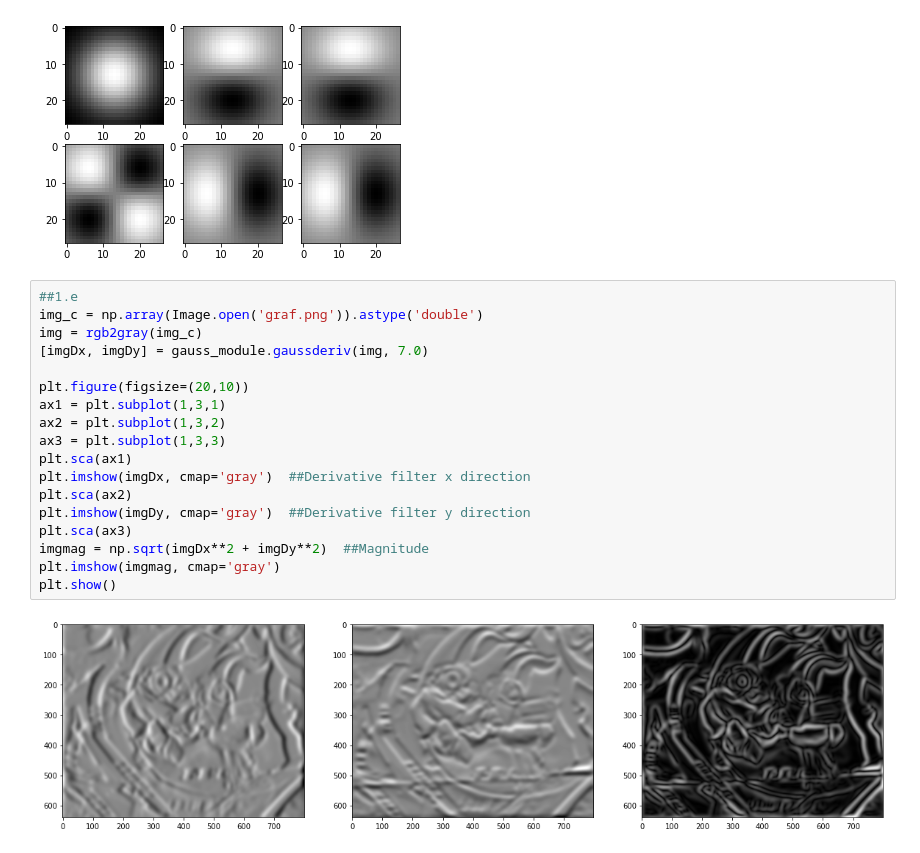
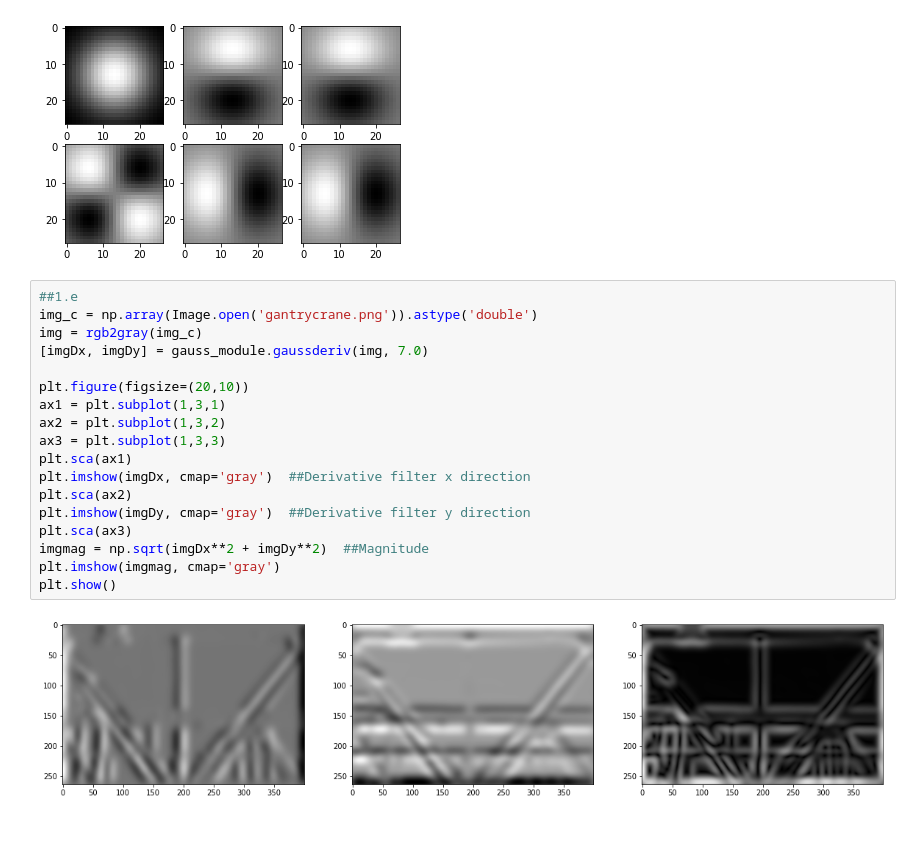
Before and after one commit to lorenzoloretucci/AML-HW1, a Jupyter notebook: Untitled.ipynb, the cells around one changed output. Drawn from its saved outputs; the diff is of its cells as text.

```diff
--- a/Untitled.ipynb
+++ b/Untitled.ipynb
@@ -89,21 +89,21 @@ plt.show()
 [figure]
 # %%
 ##1.e
-img_c = np.array(Image.open('graf.png')).astype('double')
+img_c = np.array(Image.open('gantrycrane.png')).astype('double')
 img = rgb2gray(img_c)
 [imgDx, imgDy] = gauss_module.gaussderiv(img, 7.0)
 
 plt.figure(figsize=(20,10))
 ax1 = plt.subplot(1,3,1)
 ax2 = plt.subplot(1,3,2)
 ax3 = plt.subplot(1,3,3)
 plt.sca(ax1)
 plt.imshow(imgDx, cmap='gray')  ##Derivative filter x direction
 plt.sca(ax2)
 plt.imshow(imgDy, cmap='gray')  ##Derivative filter y direction
 plt.sca(ax3)
 imgmag = np.sqrt(imgDx**2 + imgDy**2)  ##Magnitude
 plt.imshow(imgmag, cmap='gray')
 plt.show()
 # %% [output]
-[figure, old version]
+[figure, new version]
```
Also changed, not shown: parts of 14 cells of this notebook.
